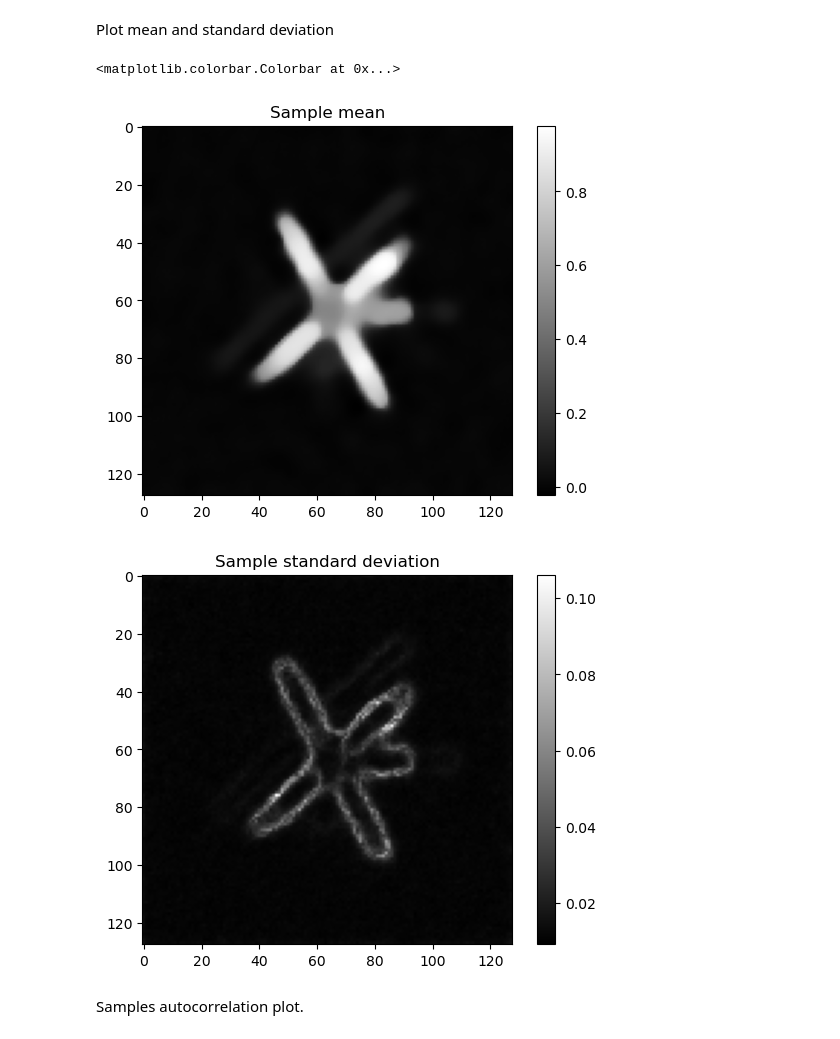
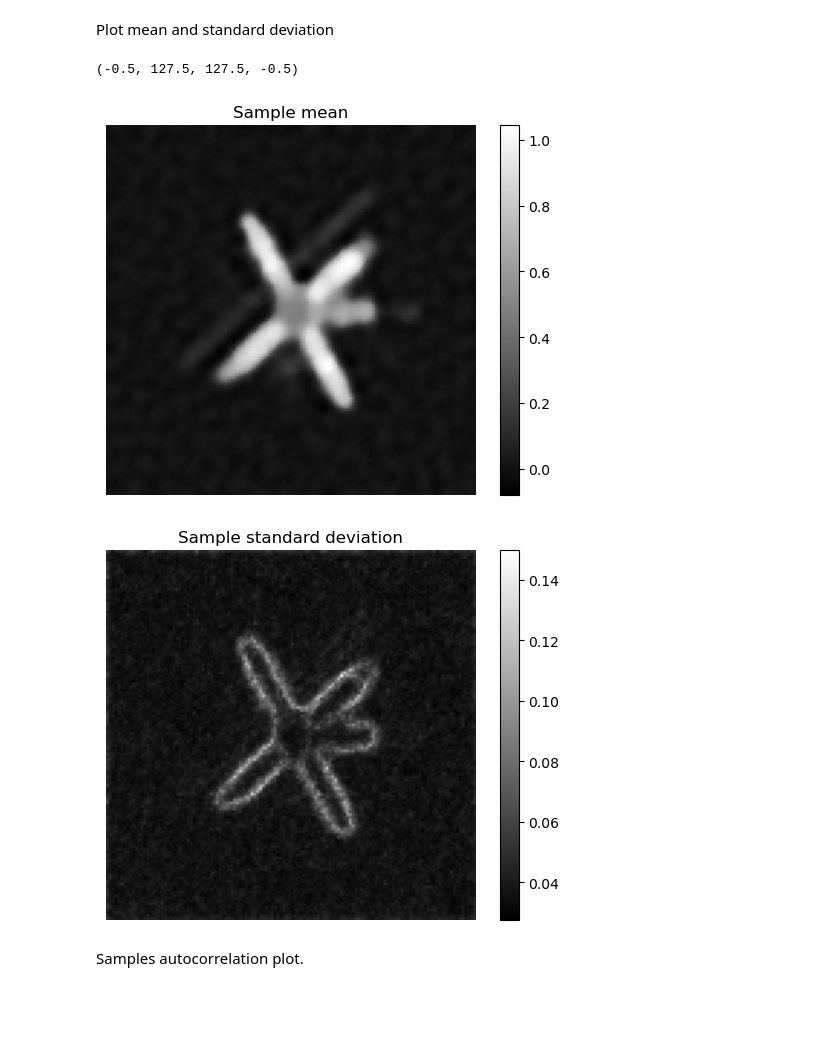
Before and after one commit to remilaumont/CUQIpy, a Jupyter notebook: demos/try_demo_myula.ipynb, the cells around one changed output. Saved outputs shown, nothing was run; the diff lists cells and outputs as text; code cells hidden in the pictures; blank space fills up the shorter version.

```diff
--- a/demos/try_demo_myula.ipynb
+++ b/demos/try_demo_myula.ipynb
@@ -185,14 +185,14 @@ We emphasize that we have for any $g$ :
 $$\operatorname{prox}_{\gamma\  g}^{\alpha} = \operatorname{prox}_{g}^{w} \ ,$$
 with $w = \alpha \times  \gamma$.
 # %%
-strength_reg = 50
+strength_reg = 15
 restoration_strength = sigma2/10
 
 N=int(np.sqrt(info.exactSolution.shape[0]))
 
 from deepinv.models import TVDenoiser
 device="cuda:0" if torch.cuda.is_available() else "cpu"
-dinv_denoiser=TVDenoiser(n_it_max=25)
+dinv_denoiser=TVDenoiser(n_it_max=100)
 def denoiser(x, restoration_strength=None, strength_reg=None):
     xt=torch.tensor(np.reshape(x,(N,N)), device=device, dtype=torch.float32)
     xt=xt.unsqueeze(0).unsqueeze(0)
@@ -307,8 +307,8 @@ The Lipschitz constant of the gradient of likelihood log-density is
 $\|A^TA \|_2^2/\texttt{sigma2}$ and the one of the log-prior is
 $1/\texttt{smoothing}\_\texttt{strength}$.
 # %%
-Ns=5000
-Nb=1000
+Ns=25000
+Nb=5000
 Nt=10
 # %% [markdown]
 Step-size of MYULA
@@ -355,14 +355,16 @@ Plot mean and standard deviation
 # %%
 samples_warm.plot_mean()
 plt.colorbar()
+plt.axis('off')
 
 plt.figure()
 samples_warm.plot_std()
 plt.colorbar()
+plt.axis('off')
 # %% [output]
-<matplotlib.colorbar.Colorbar at 0x...>
+(-0.5, 127.5, 127.5, -0.5)
-[figure, old version]
+[figure, new version]
-[figure, old version]
+[figure, new version]
 # %% [markdown]
 Samples autocorrelation plot.
 # %%
```
Also changed, not shown: parts of 6 cells of this notebook.
